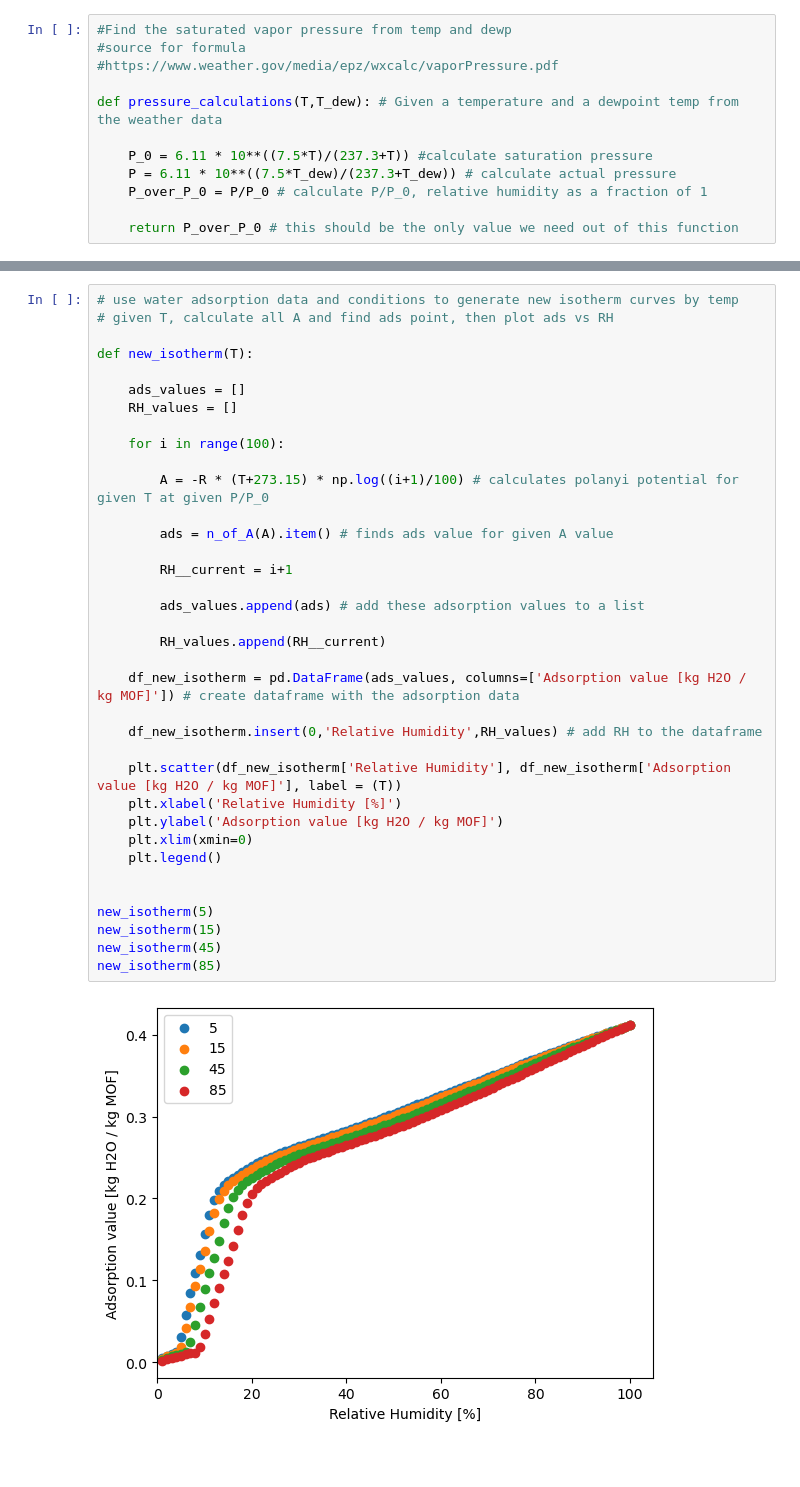
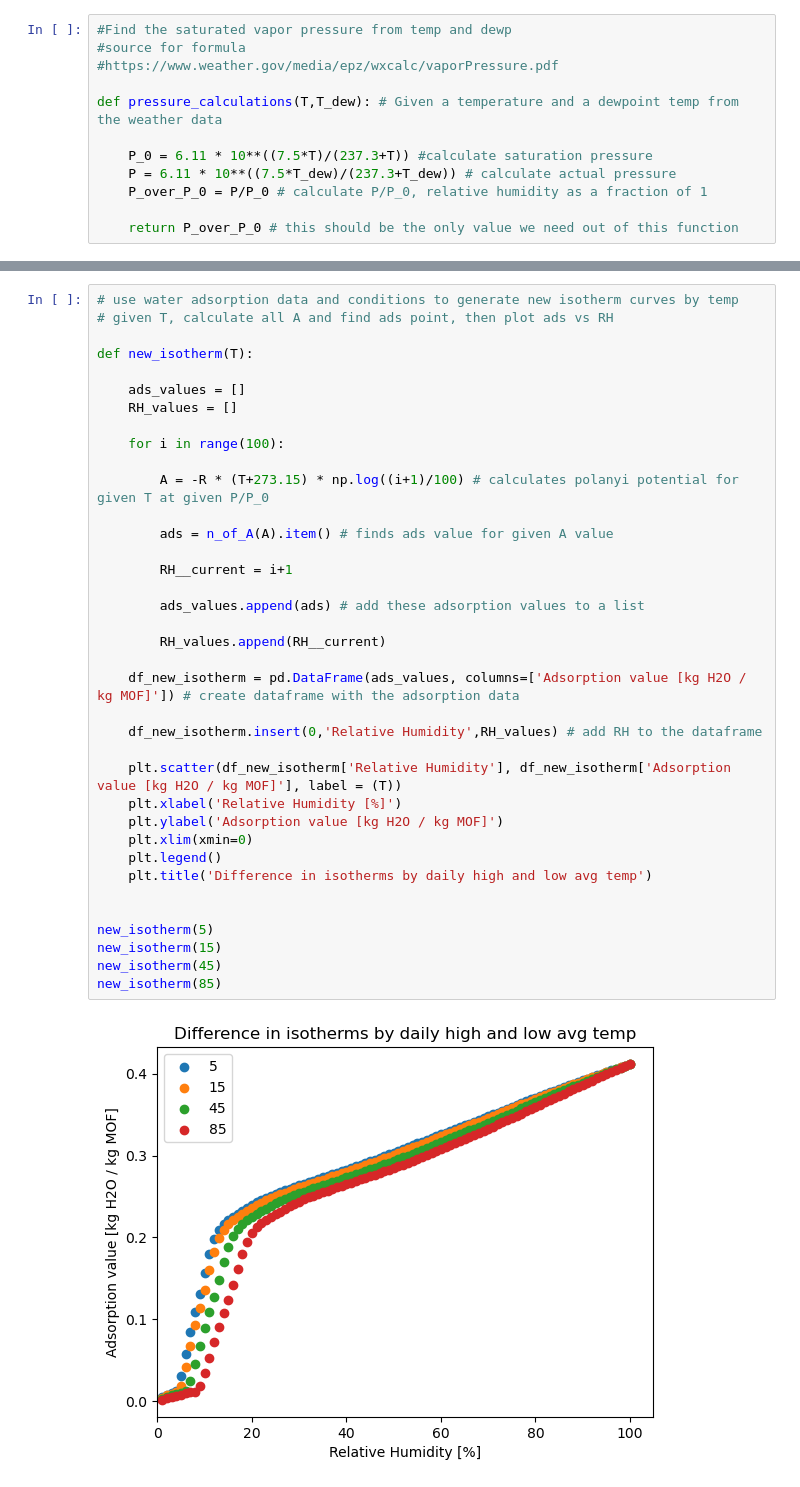
Before and after one commit to SimonEnsemble/water_harvesting, a Jupyter notebook: Skeleton.ipynb, the cells around one changed output, grey strips where cells are left out. Saved outputs shown, nothing was run; the diff lists cells and outputs as text; blank space fills up the shorter version.

```diff
--- a/Skeleton.ipynb
+++ b/Skeleton.ipynb
@@ -101,34 +114,35 @@ def new_isotherm(T):
     RH_values = []
 
     for i in range(100):
 
         A = -R * (T+273.15) * np.log((i+1)/100) # calculates polanyi potential for given T at given P/P_0
 
         ads = n_of_A(A).item() # finds ads value for given A value
 
         RH__current = i+1
 
         ads_values.append(ads) # add these adsorption values to a list
 
         RH_values.append(RH__current)
 
     df_new_isotherm = pd.DataFrame(ads_values, columns=['Adsorption value [kg H2O / kg MOF]']) # create dataframe with the adsorption data
 
     df_new_isotherm.insert(0,'Relative Humidity',RH_values) # add RH to the dataframe
 
     plt.scatter(df_new_isotherm['Relative Humidity'], df_new_isotherm['Adsorption value [kg H2O / kg MOF]'], label = (T))
     plt.xlabel('Relative Humidity [%]')
     plt.ylabel('Adsorption value [kg H2O / kg MOF]')
     plt.xlim(xmin=0)
     plt.legend()
+    plt.title('Difference in isotherms by daily high and low avg temp')
 
 
 new_isotherm(5)
 new_isotherm(15)
 new_isotherm(45)
 new_isotherm(85)
 # %% [output]
-[figure, old version]
+[figure, new version]
 # %%
 # then make new file that only needs one MOF isotherm and does this whole thing
 # then make it all one function so it can be optimized?
```
Also changed, not shown: parts of 7 cells of this notebook.
